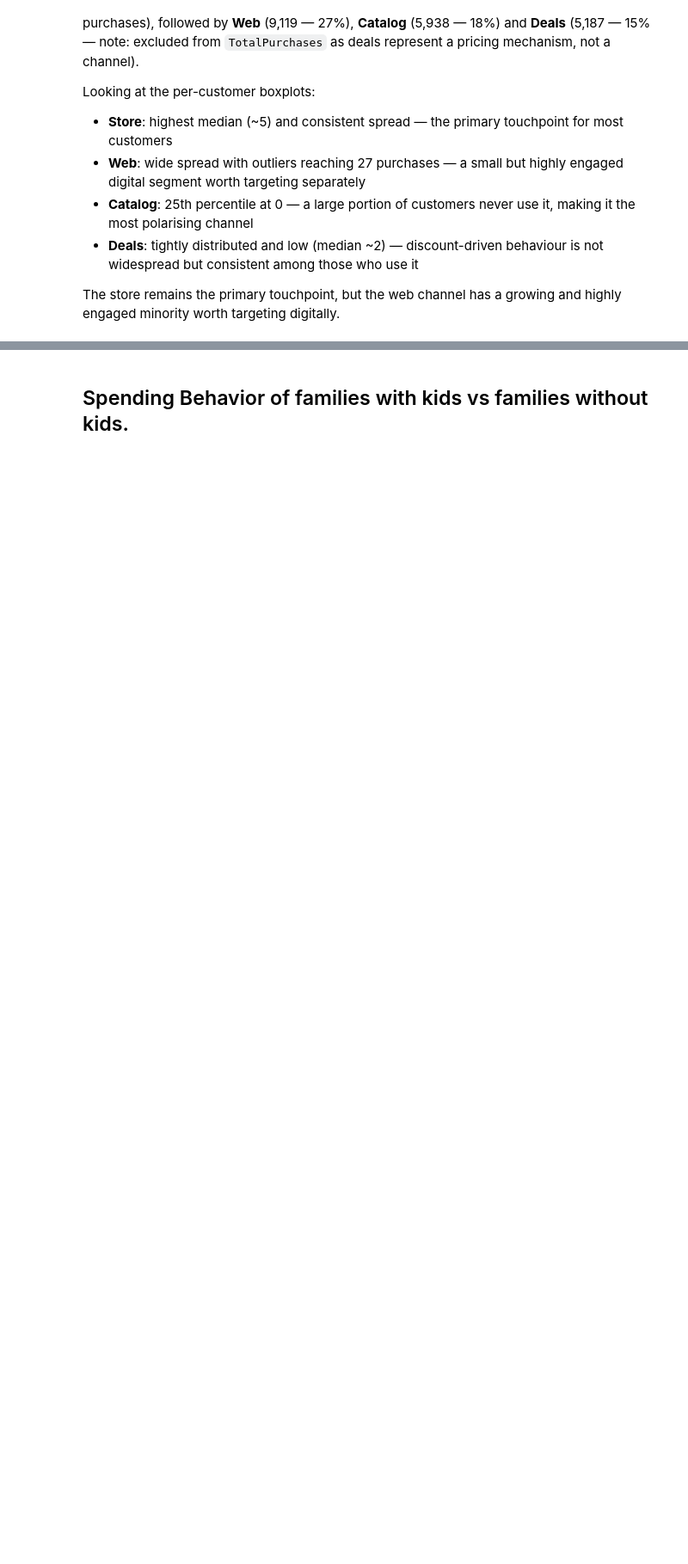
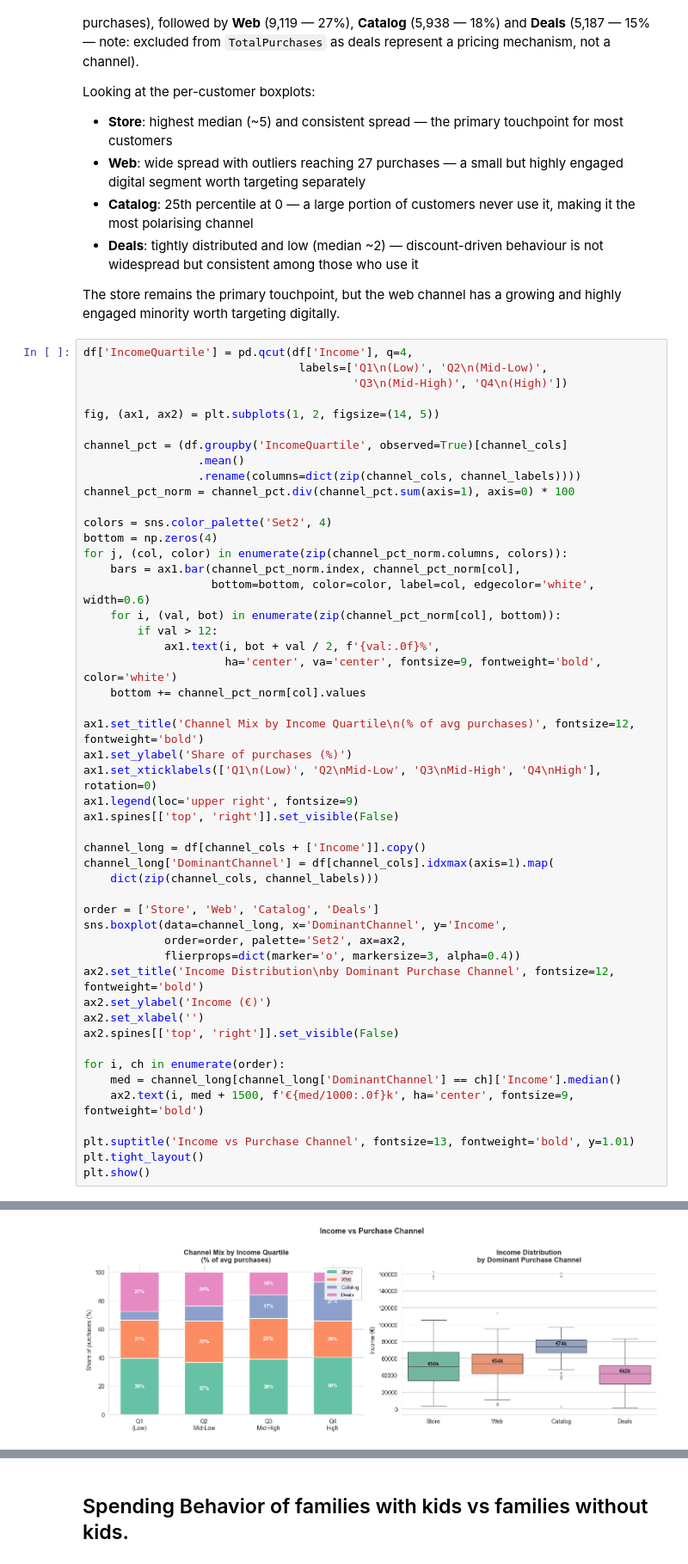
Before and after one commit to ialwayslikedgrime/data_science_exercises, a Jupyter notebook: lab1.ipynb, the cells around one changed output, grey strips where cells are left out. Shown at 86% size. Saved outputs shown, nothing was run; the diff lists cells and outputs as text; blank space fills up the shorter version.

```diff
--- a/lab1.ipynb
+++ b/lab1.ipynb
@@ -1094,3 +1094,53 @@ Looking at the per-customer boxplots:
 
 The store remains the primary touchpoint, but the web channel has a growing and
 highly engaged minority worth targeting digitally.
+# %%
+df['IncomeQuartile'] = pd.qcut(df['Income'], q=4,
+                                labels=['Q1\n(Low)', 'Q2\n(Mid-Low)',
+                                        'Q3\n(Mid-High)', 'Q4\n(High)'])
+
+fig, (ax1, ax2) = plt.subplots(1, 2, figsize=(14, 5))
+
+channel_pct = (df.groupby('IncomeQuartile', observed=True)[channel_cols]
+                 .mean()
+                 .rename(columns=dict(zip(channel_cols, channel_labels))))
+channel_pct_norm = channel_pct.div(channel_pct.sum(axis=1), axis=0) * 100
+
+colors = sns.color_palette('Set2', 4)
+bottom = np.zeros(4)
+for j, (col, color) in enumerate(zip(channel_pct_norm.columns, colors)):
+    bars = ax1.bar(channel_pct_norm.index, channel_pct_norm[col],
+                   bottom=bottom, color=color, label=col, edgecolor='white', width=0.6)
+    for i, (val, bot) in enumerate(zip(channel_pct_norm[col], bottom)):
+        if val > 12:
+            ax1.text(i, bot + val / 2, f'{val:.0f}%',
+                     ha='center', va='center', fontsize=9, fontweight='bold', color='white')
+    bottom += channel_pct_norm[col].values
+
+ax1.set_title('Channel Mix by Income Quartile\n(% of avg purchases)', fontsize=12, fontweight='bold')
+ax1.set_ylabel('Share of purchases (%)')
+ax1.set_xticklabels(['Q1\n(Low)', 'Q2\nMid-Low', 'Q3\nMid-High', 'Q4\nHigh'], rotation=0)
+ax1.legend(loc='upper right', fontsize=9)
+ax1.spines[['top', 'right']].set_visible(False)
+
+channel_long = df[channel_cols + ['Income']].copy()
+channel_long['DominantChannel'] = df[channel_cols].idxmax(axis=1).map(
+    dict(zip(channel_cols, channel_labels)))
+
+order = ['Store', 'Web', 'Catalog', 'Deals']
+sns.boxplot(data=channel_long, x='DominantChannel', y='Income',
+            order=order, palette='Set2', ax=ax2,
+            flierprops=dict(marker='o', markersize=3, alpha=0.4))
+ax2.set_title('Income Distribution\nby Dominant Purchase Channel', fontsize=12, fontweight='bold')
+ax2.set_ylabel('Income (€)')
+ax2.set_xlabel('')
+ax2.spines[['top', 'right']].set_visible(False)
+
+for i, ch in enumerate(order):
+    med = channel_long[channel_long['DominantChannel'] == ch]['Income'].median()
+    ax2.text(i, med + 1500, f'€{med/1000:.0f}k', ha='center', fontsize=9, fontweight='bold')
+
+plt.suptitle('Income vs Purchase Channel', fontsize=13, fontweight='bold', y=1.01)
+plt.tight_layout()
+plt.show()
+# %% [output]
@@ -1096,0 +1150 @@ highly engaged minority worth targeting digitally.
+[figure, added]
```
Also changed, not shown: parts of 6 cells of this notebook, 7 other files.
